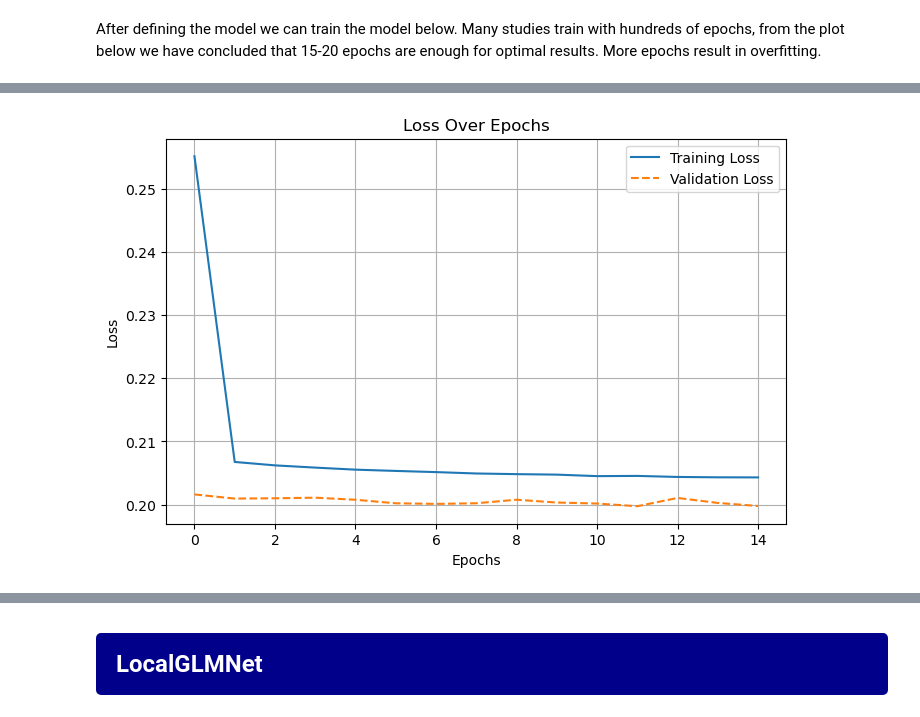
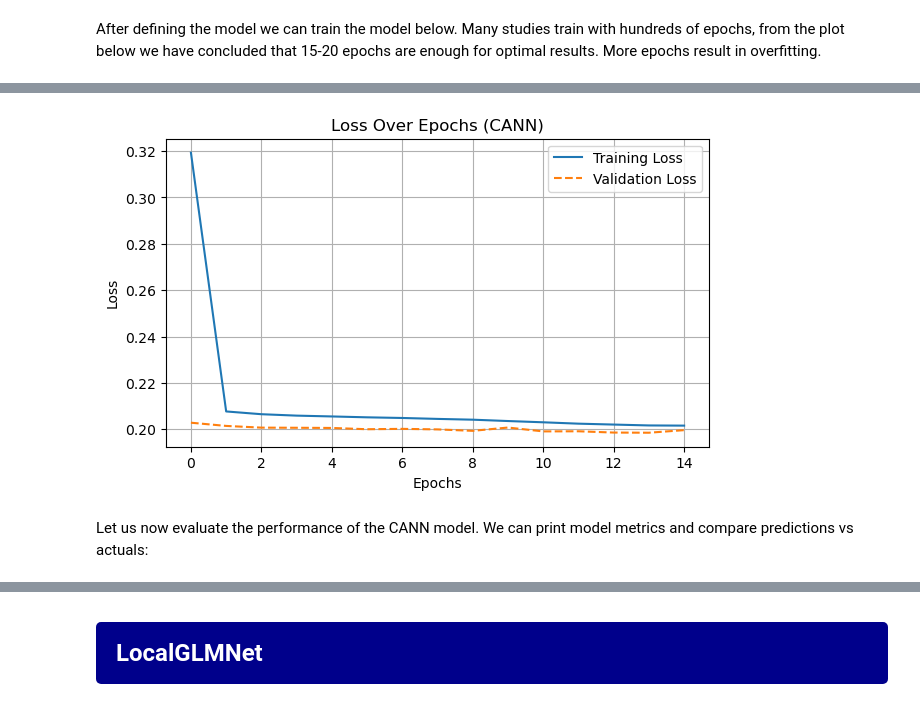
Before and after one commit to bart-custers/DL_for_Actuaries, a Jupyter notebook: notebooks/DL_for_Actuaries.ipynb, the cells around one changed output, grey strips where cells are left out. Cells and saved outputs as stored; diff of their text form; code cells hidden in the pictures.

```diff
--- a/notebooks/DL_for_Actuaries.ipynb
+++ b/notebooks/DL_for_Actuaries.ipynb
@@ -376,16 +421,18 @@ Epoch 15/15
 # %%
 # Plot the loss over the epochs
-plt.figure(figsize=(8, 5))
+plt.figure(figsize=(7, 4))
 plt.plot(history_cann.history['loss'], label='Training Loss')
 plt.plot(history_cann.history['val_loss'], label='Validation Loss', linestyle='--')
-plt.title('Loss Over Epochs')
+plt.title('Loss Over Epochs (CANN)')
 plt.xlabel('Epochs')
 plt.ylabel('Loss')
 plt.legend()
 plt.grid(True)
 plt.show()
 # %% [output]
-[figure, old version]
+[figure, new version]
+# %% [markdown]
+Let us now evaluate the performance of the CANN model. We can print model metrics and compare predictions vs actuals:
 # %%
 # Evaluate CANN
 cann_preds_test = cann_model.predict([X_test, log_glm_preds_test])
```
Also changed, not shown: parts of 40 cells of this notebook.
